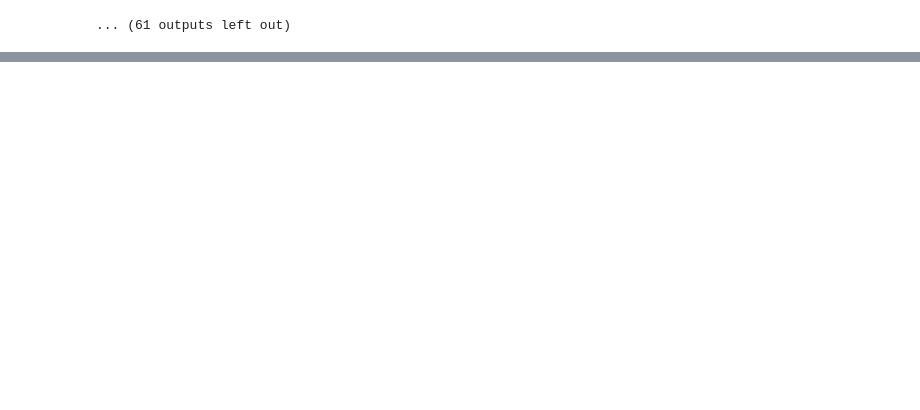
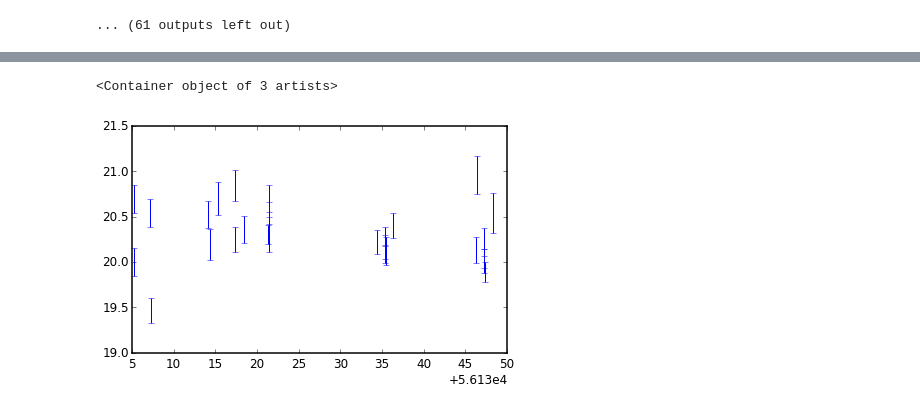
Before and after one commit to ebellm/ztf_summerschool_2015, a Jupyter notebook: notebooks/Making_a_Lightcurve.ipynb, the cells around one changed output, grey strips where cells are left out. Saved outputs shown, nothing was run; the diff lists cells and outputs as text; code cells hidden in the pictures; blank space fills up the shorter version.

Commit message:
implement basic relative photometry

```diff
--- a/notebooks/Making_a_Lightcurve.ipynb
+++ b/notebooks/Making_a_Lightcurve.ipynb
@@ -107,0 +125,33 @@ mags.max()
+# %%
+def relative_photometry(mags, magerrs):
+    #make copies, as we're going to modify the masks
+    all_mags = mags.copy()
+    all_errs = magerrs.copy()
+
+    # average over observations
+    medmags = np.ma.median(all_mags,axis=1)
+    stdmags = np.ma.std(all_mags,axis=1)
+    MSE = np.ma.mean(all_errs**2.,axis=1)
+
+    # exclude bad stars: highly variable, saturated, or faint
+    # use excess variance to find bad objects
+    excess_variance = stdmags**2. - MSE
+    wbad = np.where((np.abs(excess_variance) > 0.3) | (medmags < 14.5) | (medmags > 19))
+    # mask them out
+    medmags[wbad] = np.ma.masked
+
+    # for each observation, take the median of the difference between the median mag and the observed mag
+    # annoying dimension swapping to get the 1D vector to blow up right
+    relative_zp = np.ma.median(all_mags - np.ma.resize(medmags,(all_mags.shape[1],all_mags.shape[0])).T,axis=0)
+
+    return relative_zp
+# %%
+# compute the relative photometry and subtract it. Don't fret about error propagation
+rel_zp = relative_photometry(mags, magerrs)
+mags -= np.ma.resize(rel_zp, mags.shape)
+# %%
+source_idx = 15
+plt.errorbar(mjds, mags[source_idx,:],magerrs[source_idx,:],fmt='none')
+# %% [output]
+<Container object of 3 artists>
+[figure, added]
```
Also changed, not shown: parts of 10 cells of this notebook.
